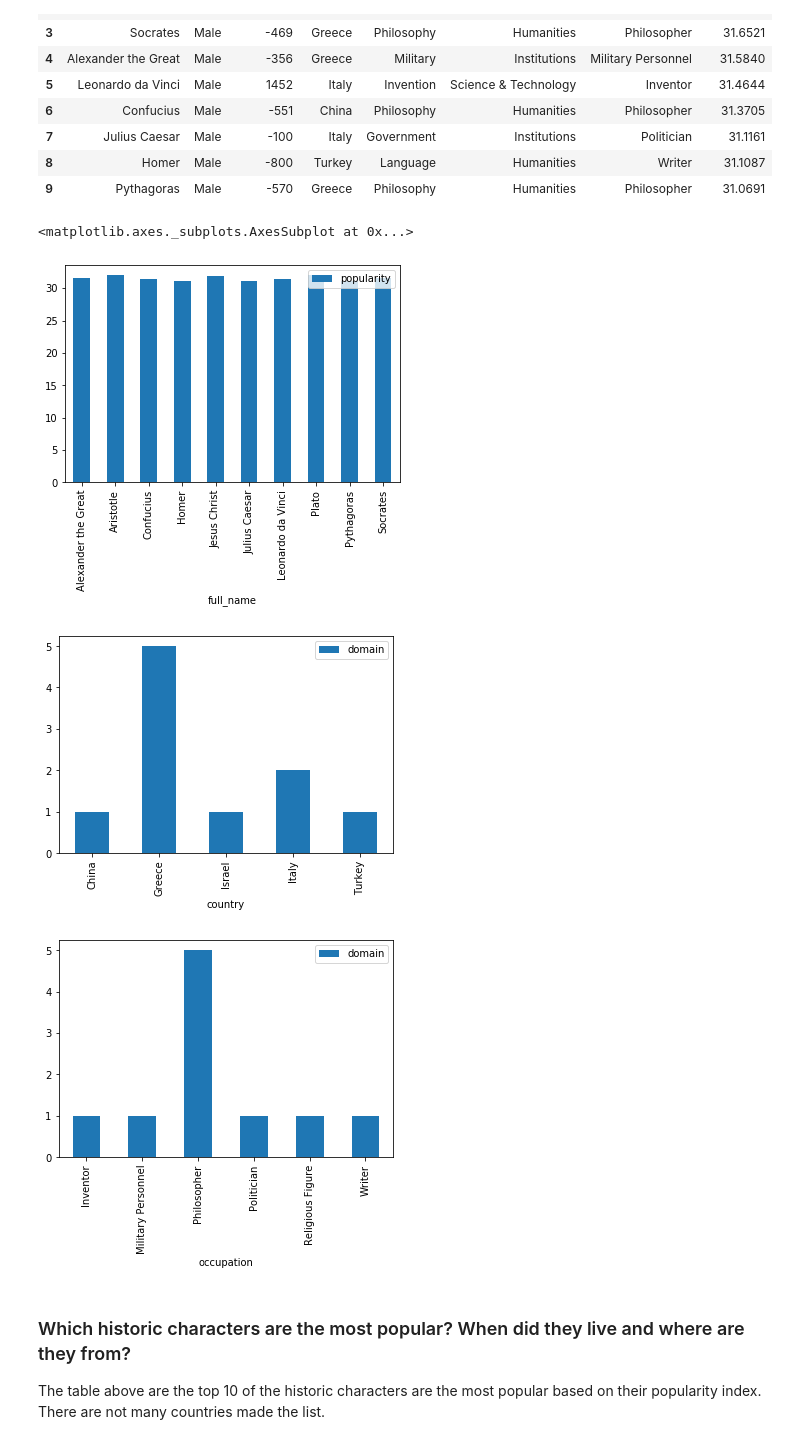
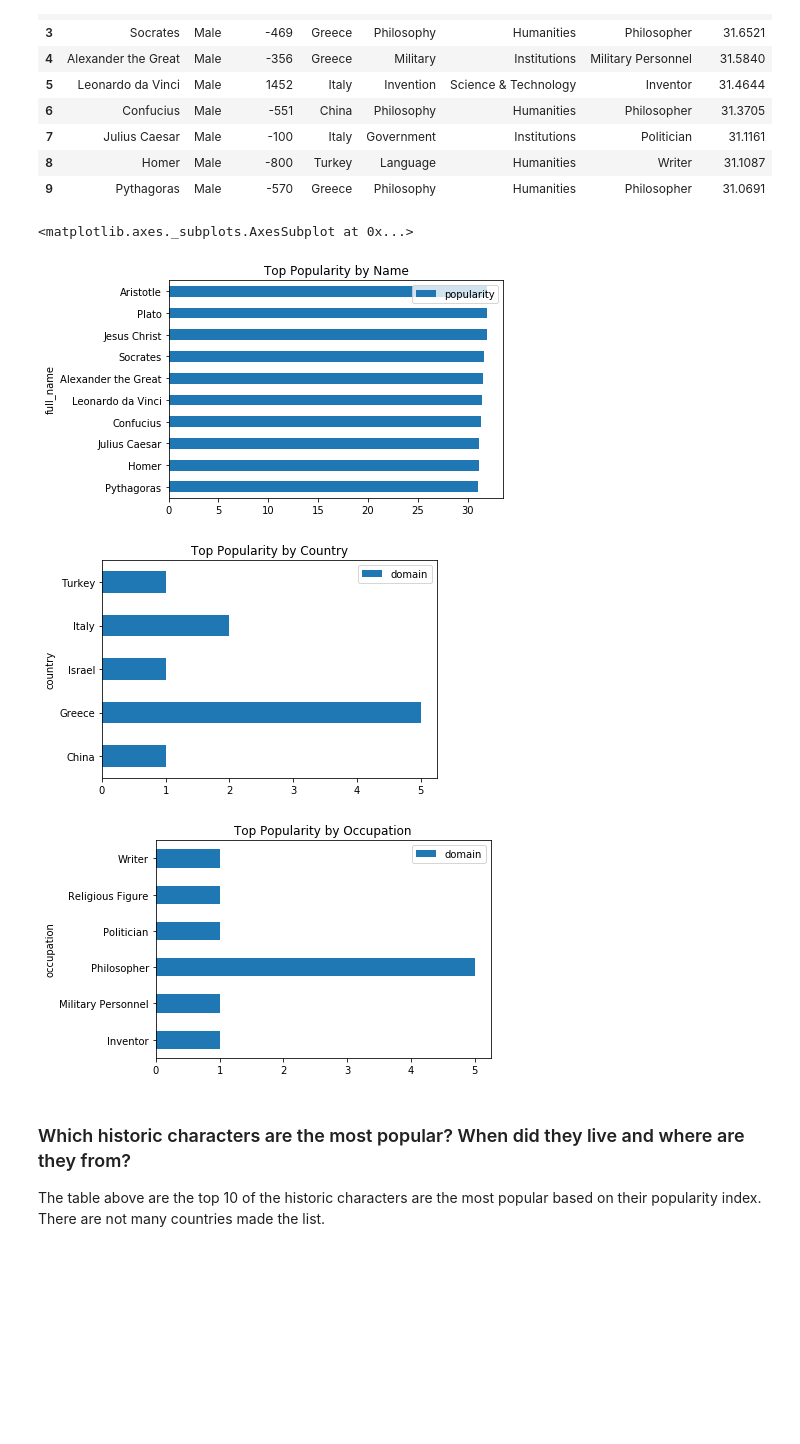
Before and after one commit to tbahng/ist652-final_project, a Jupyter notebook: Final_Project_Report.ipynb, the cells around one changed output. Saved outputs shown, nothing was run; the diff lists cells and outputs as text; code cells hidden in the pictures; blank space fills up the shorter version.

```diff
--- a/Final_Project_Report.ipynb
+++ b/Final_Project_Report.ipynb
@@ -276,11 +281,11 @@ dfTopMostPopular
 | 8 | Homer | Male | -800 | Turkey | Language | Humanities | Writer | 31.1087 |
 | 9 | Pythagoras | Male | -570 | Greece | Philosophy | Humanities | Philosopher | 31.0691 |
 # %%
-pd.DataFrame(dfTopMostPopular.groupby(['full_name'])['popularity'].sum()).plot.bar()
-pd.DataFrame(dfTopMostPopular.groupby(['country'])['domain'].count()).plot.bar()
-pd.DataFrame(dfTopMostPopular.groupby(['occupation'])['domain'].count()).plot.bar()
+pd.DataFrame(dfTopMostPopular.groupby(['full_name'])['popularity'].sum()).sort_values(by = ['popularity'], ascending = True).plot.barh(title="Top Popularity by Name")
+pd.DataFrame(dfTopMostPopular.groupby(['country'])['domain'].count()).plot.barh(title="Top Popularity by Country")
+pd.DataFrame(dfTopMostPopular.groupby(['occupation'])['domain'].count()).plot.barh(title="Top Popularity by Occupation")
 # %% [output]
 <matplotlib.axes._subplots.AxesSubplot at 0x...>
-[figure, old version]
+[figure, new version]
-[figure, old version]
+[figure, new version]
-[figure, old version]
+[figure, new version]
```
Also changed, not shown: parts of 9 cells of this notebook.
